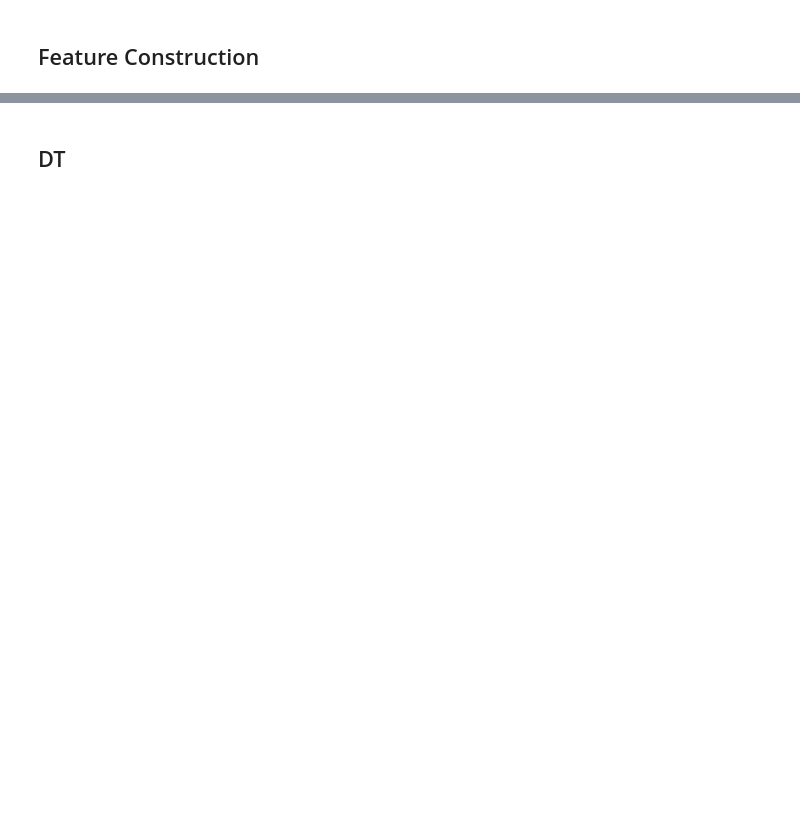
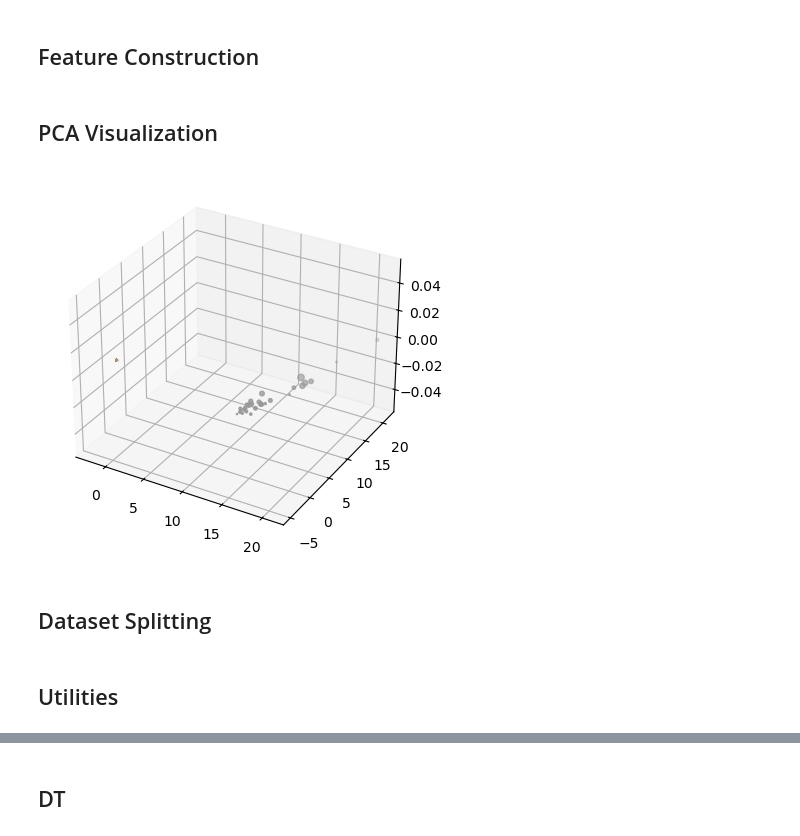
Before and after one commit to katelkq/dissertation, a Jupyter notebook: notebooks/classifiers.ipynb, the cells around one changed output, grey strips where cells are left out. Drawn from its saved outputs; the diff is of its cells as text; code cells hidden in the pictures; blank space fills up the shorter version.

```diff
--- a/notebooks/classifiers.ipynb
+++ b/notebooks/classifiers.ipynb
@@ -11,10 +15,11 @@ from config import MODELS, EVENTS, SEEDS
 # %% [markdown]
 ## Feature Construction
 # %%
-seed = 0
-master_dict = assess.eat_pickle(f'./data/pickle/s{seed}.pickle')
+# load master dictionary for everything
+
+master_dict = assess.eat_pickle(f'./data/pickle/master.pickle')
 # %%
 # choose your desired event combo
 
-featured_events = ['cache-misses', 'fp_arith_inst_retired.128b_packed_single']
-X = address.make_features(master_dict, featured_events, n_bins=32, models=MODELS)
+featured_events = ['fp_arith_inst_retired.256b_packed_single', 'fp_arith_inst_retired.512b_packed_single']
+X = address.make_features(master_dict, featured_events, n_bins=32, models=MODELS, n_samples=100*len(SEEDS))
@@ -26,11 +26,35 @@ X = scaler.transform(X)
 # %%
+# feature scaling
+
+from sklearn.preprocessing import StandardScaler
+
+scaler = StandardScaler().fit(X)
+X = scaler.transform(X)
+
 from sklearn.preprocessing import LabelEncoder
 
 le = LabelEncoder().fit(MODELS)
 
 y = list()
-
 for model in MODELS:
-    y += [model] * 100
-
+    y += [model] * 100*len(SEEDS)
 y = le.transform(y)
+# %% [markdown]
+## PCA Visualization
+# %%
+from sklearn.decomposition import PCA
+
+fig = plt.figure()
+ax = fig.add_subplot(projection='3d')
+
+pca = PCA(n_components=3)
+pca.fit(X)
+
+X_pca = pca.transform(X)
+
+plt.scatter(X_pca[:,0], X_pca[:,1], X_pca[:,2], c=y, cmap='Set1')
+plt.show()
+# %% [output]
+[figure, added]
+# %% [markdown]
+## Dataset Splitting
@@ -40,0 +81,2 @@ X_train, X_test, y_train, y_test = train_test_split(X, y, test_size=0.2, random_
+# %% [markdown]
+## Utilities
```
Also changed, not shown: parts of 54 cells of this notebook, 6 other files.
